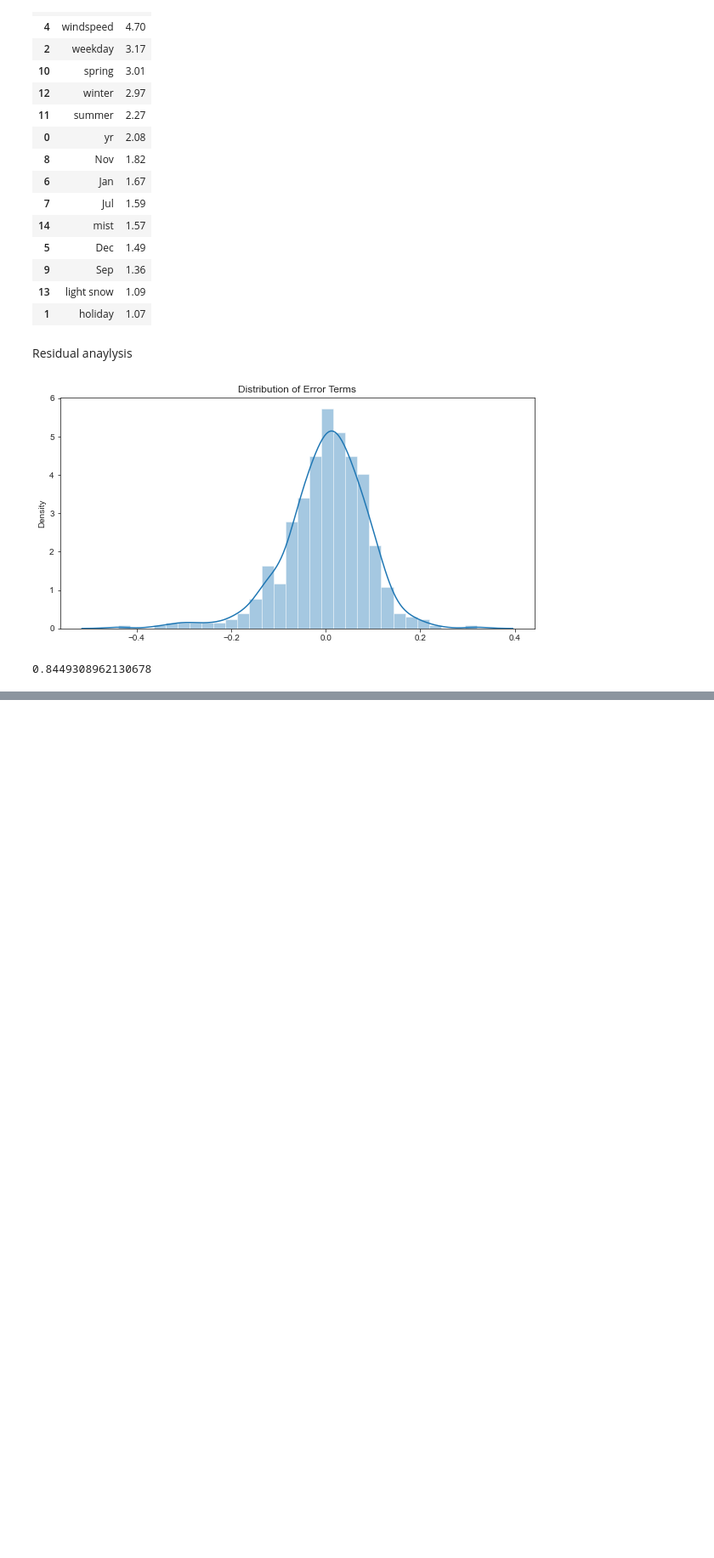
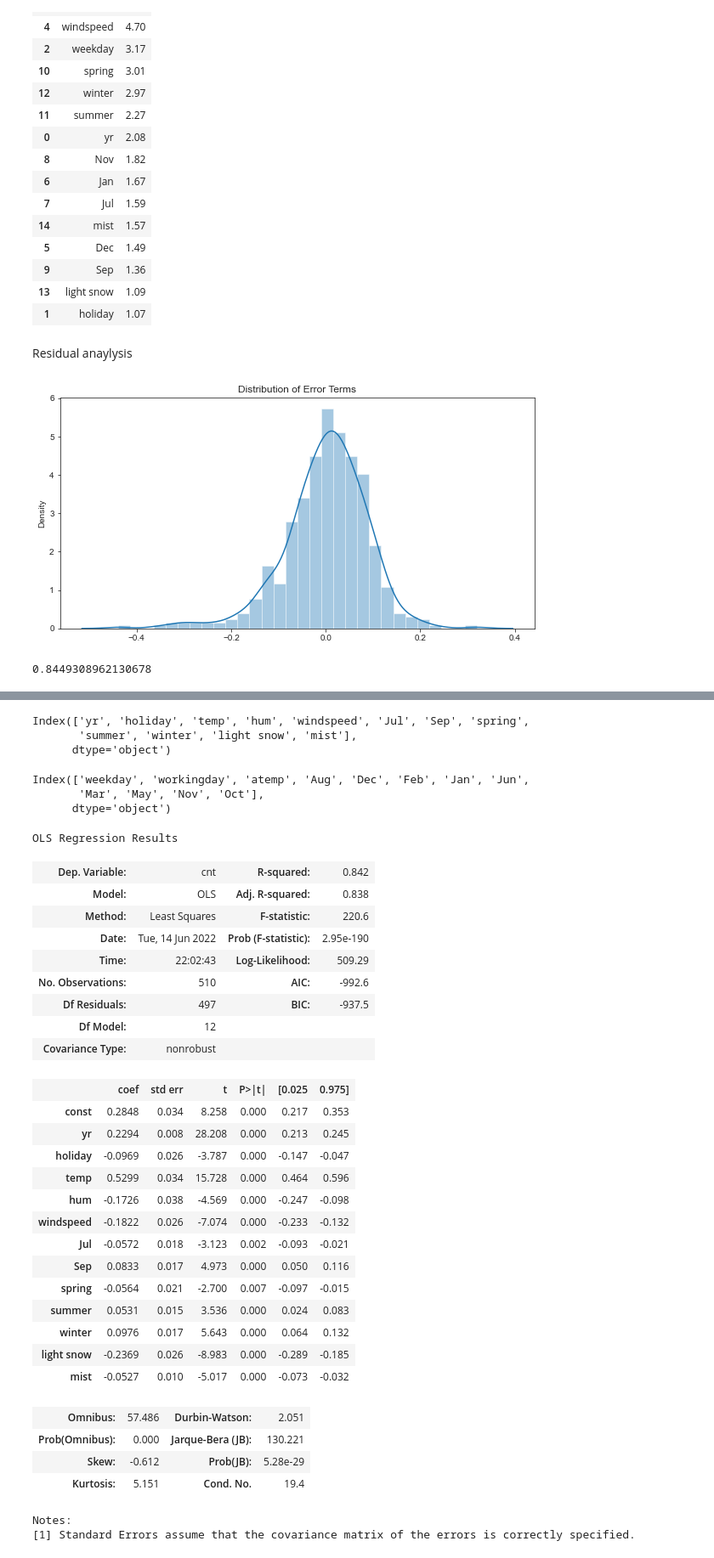
Before and after one commit to rushidesh/Share_bike_case_study, a Jupyter notebook: bike_sharing_casestudy.ipynb, the cells around one changed output, grey strips where cells are left out. Shown at 85% size. Saved outputs shown, nothing was run; the diff lists cells and outputs as text; code cells hidden in the pictures; blank space fills up the shorter version.

```diff
--- a/bike_sharing_casestudy.ipynb
+++ b/bike_sharing_casestudy.ipynb
@@ -1074,0 +1178,55 @@ r2_score(y_train,y_train_pred)
+# %%
+cols = X_train.columns[rfe.support_]
+# %%
+#Suppoerted columns
+cols
+# %% [output]
+Index(['yr', 'holiday', 'temp', 'hum', 'windspeed', 'Jul', 'Sep', 'spring',
+       'summer', 'winter', 'light snow', 'mist'],
+      dtype='object')
+# %%
+#Non supported Columns
+X_train.columns[~rfe.support_]
+# %% [output]
+Index(['weekday', 'workingday', 'atemp', 'Aug', 'Dec', 'Feb', 'Jan', 'Jun',
+       'Mar', 'May', 'Nov', 'Oct'],
+      dtype='object')
+# %%
+X_train_lm = X_train[cols]
+# %%
+X_train_lm = sm.add_constant(X_train_lm)
+# %%
+lm = sm.OLS(y_train,X_train_lm).fit()
+# %%
+lm.summary()
+# %% [output]
+OLS Regression Results
+| Dep. Variable: | cnt | R-squared: | 0.842 |
+| Model: | OLS | Adj. R-squared: | 0.838 |
+| Method: | Least Squares | F-statistic: | 220.6 |
+| Date: | Tue, 14 Jun 2022 | Prob (F-statistic): | 2.95e-190 |
+| Time: | 22:02:43 | Log-Likelihood: | 509.29 |
+| No. Observations: | 510 | AIC: | -992.6 |
+| Df Residuals: | 497 | BIC: | -937.5 |
+| Df Model: | 12 |  |  |
+| Covariance Type: | nonrobust |  |  |
+|  | coef | std err | t | P>|t| | [0.025 | 0.975] |
+| const | 0.2848 | 0.034 | 8.258 | 0.000 | 0.217 | 0.353 |
+| yr | 0.2294 | 0.008 | 28.208 | 0.000 | 0.213 | 0.245 |
+| holiday | -0.0969 | 0.026 | -3.787 | 0.000 | -0.147 | -0.047 |
+| temp | 0.5299 | 0.034 | 15.728 | 0.000 | 0.464 | 0.596 |
+| hum | -0.1726 | 0.038 | -4.569 | 0.000 | -0.247 | -0.098 |
+| windspeed | -0.1822 | 0.026 | -7.074 | 0.000 | -0.233 | -0.132 |
+| Jul | -0.0572 | 0.018 | -3.123 | 0.002 | -0.093 | -0.021 |
+| Sep | 0.0833 | 0.017 | 4.973 | 0.000 | 0.050 | 0.116 |
+| spring | -0.0564 | 0.021 | -2.700 | 0.007 | -0.097 | -0.015 |
+| summer | 0.0531 | 0.015 | 3.536 | 0.000 | 0.024 | 0.083 |
+| winter | 0.0976 | 0.017 | 5.643 | 0.000 | 0.064 | 0.132 |
+| light snow | -0.2369 | 0.026 | -8.983 | 0.000 | -0.289 | -0.185 |
+| mist | -0.0527 | 0.010 | -5.017 | 0.000 | -0.073 | -0.032 |
+| Omnibus: | 57.486 | Durbin-Watson: | 2.051 |
+| Prob(Omnibus): | 0.000 | Jarque-Bera (JB): | 130.221 |
+| Skew: | -0.612 | Prob(JB): | 5.28e-29 |
+| Kurtosis: | 5.151 | Cond. No. | 19.4 |
+Notes:
+[1] Standard Errors assume that the covariance matrix of the errors is correctly specified.
```
Also changed, not shown: parts of 16 cells of this notebook.
